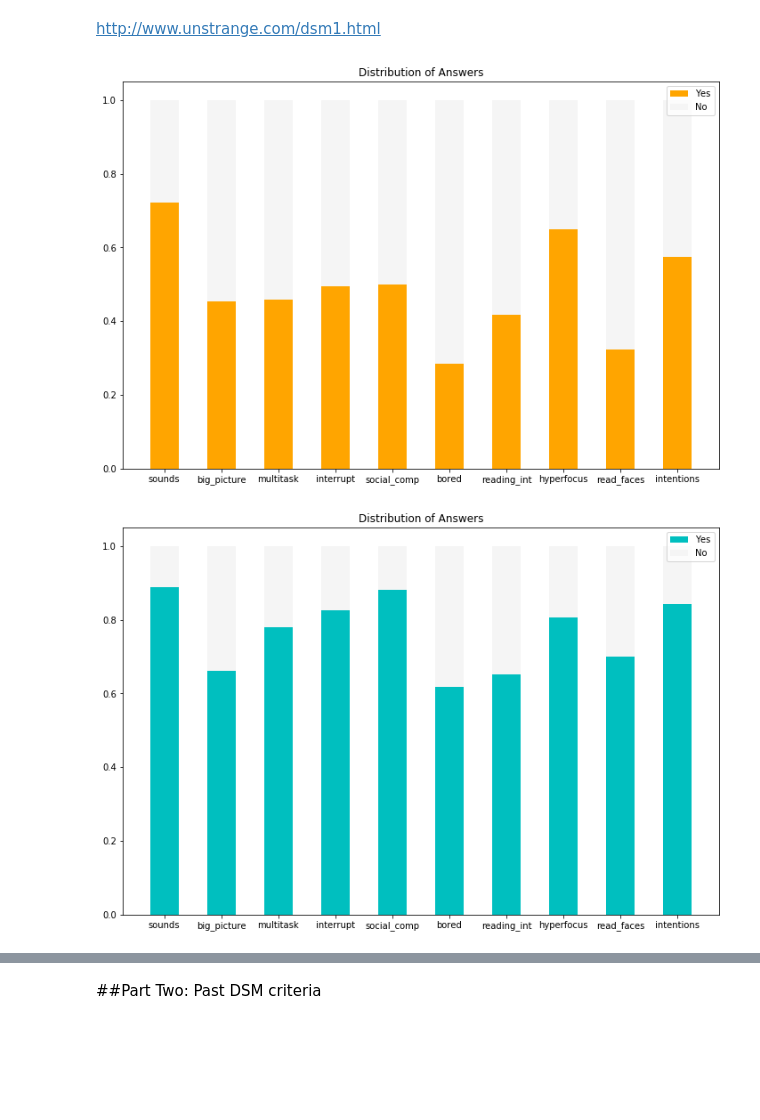
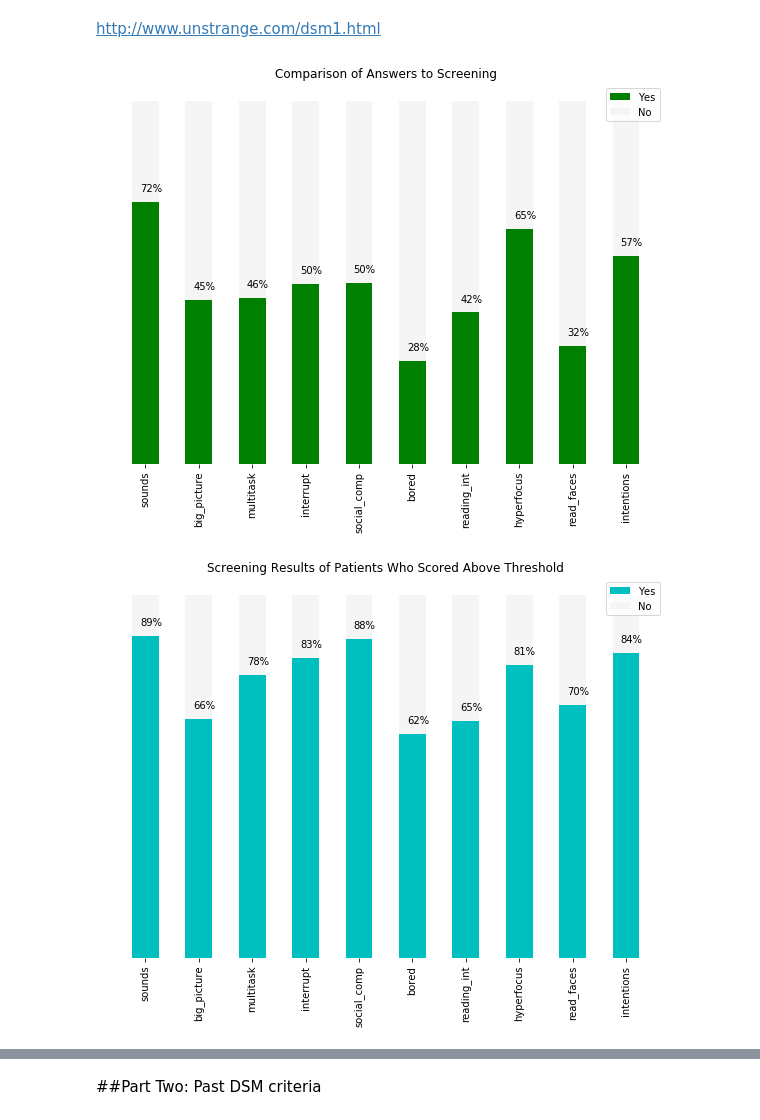
Before and after one commit to LambdaSchool/DS-Unit-1-Sprint-5-Data-Storytelling-Blog-Post, a Jupyter notebook: Autism_Diagnosis_Dataset.ipynb, the cells around one changed output, grey strips where cells are left out. Cells and saved outputs as stored; diff of their text form; code cells hidden in the pictures; blank space fills up the shorter version.

Commit message:
Updated with better visuals (now with more info!)

```diff
--- a/Autism_Diagnosis_Dataset.ipynb
+++ b/Autism_Diagnosis_Dataset.ipynb
@@ -150,23 +150,8 @@ def bar_char2(title, legend, btms, tops, ticks, size=[12,8], col='green'):
   p2 = plt.bar(ind, tops, 0.5, bottom=btms, color='whitesmoke')
   plt.title(title)
   plt.legend([p1[0], p2[0]], legend)
-  plt.xticks(ind, ticks)
+  plt.xticks(ind, ticks, rotation='vertical')
   plt.yticks([])
   for spine in plt.gca().spines.values():
     spine.set_visible(False)
   plt.show()
-
-df_m = df2[df2.gender == 1]
-df_f = df2[df2.gender == 0]
-
-df_m_no = df_m[df_m['class/asd'] == 0]
-df_f_no = df_f[df_f['class/asd'] == 0]
-df_m_yes = df_m[df_m['class/asd'] == 1]
-df_f_yes = df_f[df_f['class/asd'] == 1]
-
-bar_char2(
-    'Diagnosis Frequency by Gender', ['Diagnosed', 'Not Diagnosed'],
-    [ df_m_yes.shape[0] / df_m.shape[0], df_f_yes.shape[0] / df_f.shape[0] ],
-    [ df_m_no.shape[0] / df_m.shape[0], df_f_no.shape[0] / df_f.shape[0] ],
-    ['Male', 'Female'], [3,4], 'tomato'
-)
@@ -210,53 +191,38 @@ sns.pairplot(df2);
 # %% [markdown]
 http://www.unstrange.com/dsm1.html
 # %%
-'''
-How to visualize this data to determine trends.
--barplots
--scatterplots
--line graphs
-'''
-import numpy as np
-import matplotlib.pyplot as plt
-
 #df function to compare results of questions with other columns of interest
 
-def bar_char(df, col='green'):
+def bar_char(title, df, col='green'):
   yes_s = [df[q].value_counts()[1] / len(df[q]) for q in questions]
   no_s = [1 - p for p in yes_s]
-  ind = np.arange(10)
-  plt.figure(figsize=[12, 8])
-  p1 = plt.bar(ind, yes_s, 0.5, color=col)
-  p2 = plt.bar(ind, no_s, 0.5, bottom=yes_s, color='whitesmoke')
-  plt.title('Distribution of Answers')
-  plt.xticks(ind, questions)
-  plt.legend([p1[0], p2[0]], ['Yes', 'No'])
-  plt.show()
+  bar_char2(
+      title, ['Yes', 'No'],
+      yes_s, no_s, questions, [10, 7], col)
 
 #Initial Observations
 
 '''
 sound most common attribute
 hyperfocus next
 intentions
 interrupt
 social comp
 big_picture
 multitask
 '''
 
-
-bar_char(df, 'orange')
+bar_char('Comparison of Answers to Screening',df)
 # %% [output]
-[figure, old version]
+[figure, new version]
 # %%
 
 
 #plot the patients who have above threshold #'s, compare with those who don't
 
-bar_char(df[df['result'] >= 6], 'c')
+bar_char('Screening Results of Patients Who Scored Above Threshold', df[df['result'] >= 6], 'c')
 # %% [output]
-[figure, old version]
+[figure, new version]
 # %%
 #Result less than diagnostic threshold
 
```
Also changed, not shown: parts of 10 cells of this notebook.
